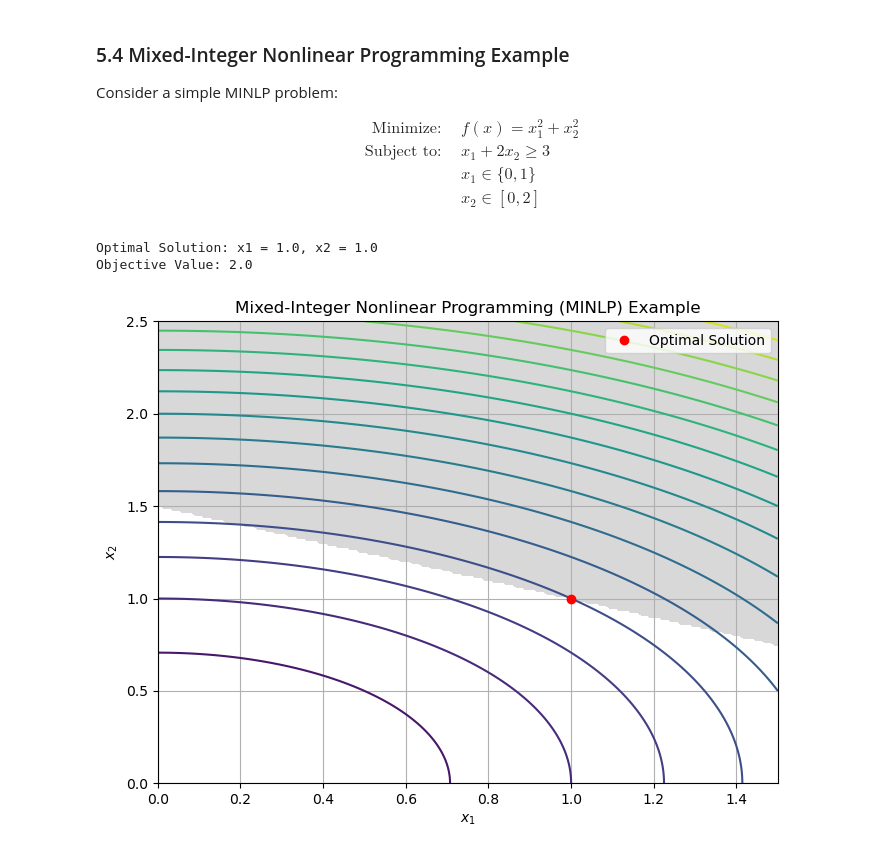
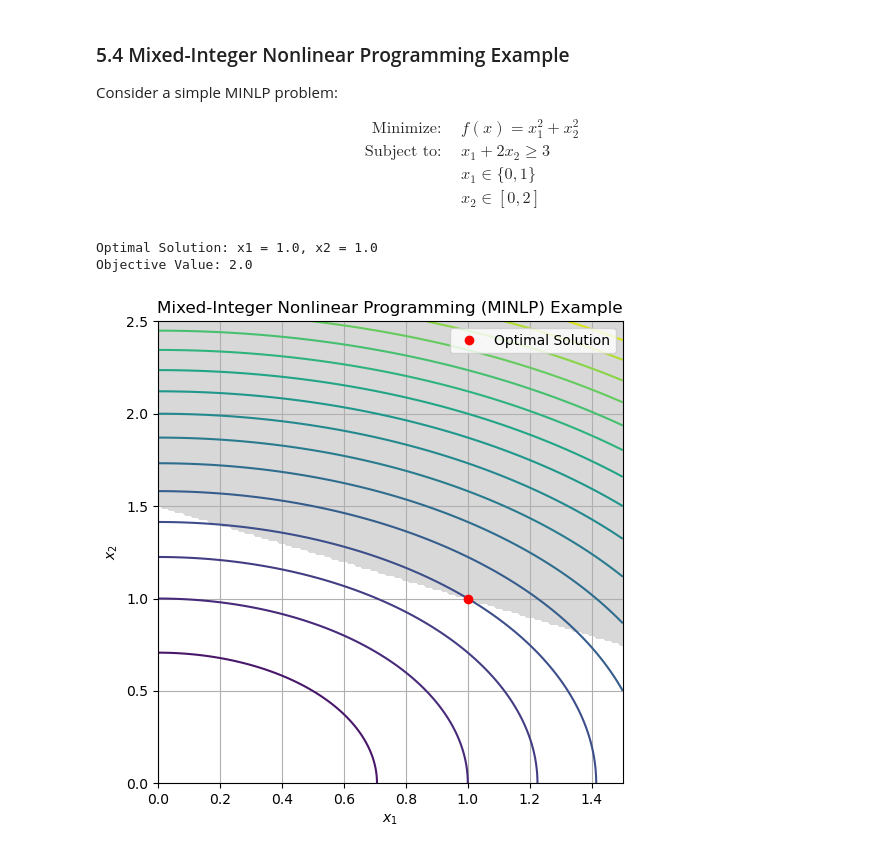
Before and after one commit to SECQUOIA/pyomo-summer-ws, a Jupyter notebook: notebooks/PyomoFundamentals/Pyomo_Fundamental.ipynb, the cells around one changed output. Cells and saved outputs as stored; diff of their text form; code cells hidden in the pictures.

```diff
--- a/notebooks/PyomoFundamentals/Pyomo_Fundamental.ipynb
+++ b/notebooks/PyomoFundamentals/Pyomo_Fundamental.ipynb
@@ -444,32 +444,32 @@ solver.solve(model)
 # solver = pyo.SolverFactory('baron')
 
 # Display the results
 x1_value = model.x1()
 x2_value = model.x2()
 objective_value = model.obj()
 
 print(f"Optimal Solution: x1 = {x1_value}, x2 = {x2_value}")
 print(f"Objective Value: {objective_value}")
 
 # Plot the feasible region and contours
 x = np.linspace(0, 1.5, 200)
 y = np.linspace(0, 2.5, 200)
 X, Y = np.meshgrid(x, y)
 Z = X ** 2 + Y ** 2
 
-plt.figure(figsize=(8, 6))
+plt.figure(figsize=(6, 6))
 plt.contour(X, Y, Z, levels=20, cmap='viridis')
 plt.contourf(X, Y, (X + 2 * Y >= 3).astype(int), levels=[0.5, 1], colors='gray', alpha=0.3)
 plt.plot(x1_value, x2_value, 'ro', label='Optimal Solution')
 plt.xlim(0, 1.5)
 plt.ylim(0, 2.5)
 plt.xlabel(r'$x_1$')
 plt.ylabel(r'$x_2$')
 plt.title('Mixed-Integer Nonlinear Programming (MINLP) Example')
 plt.legend()
 plt.grid(True)
 plt.show()
 # %% [output]
 Optimal Solution: x1 = 1.0, x2 = 1.0
 Objective Value: 2.0
-[figure, old version]
+[figure, new version]
```
